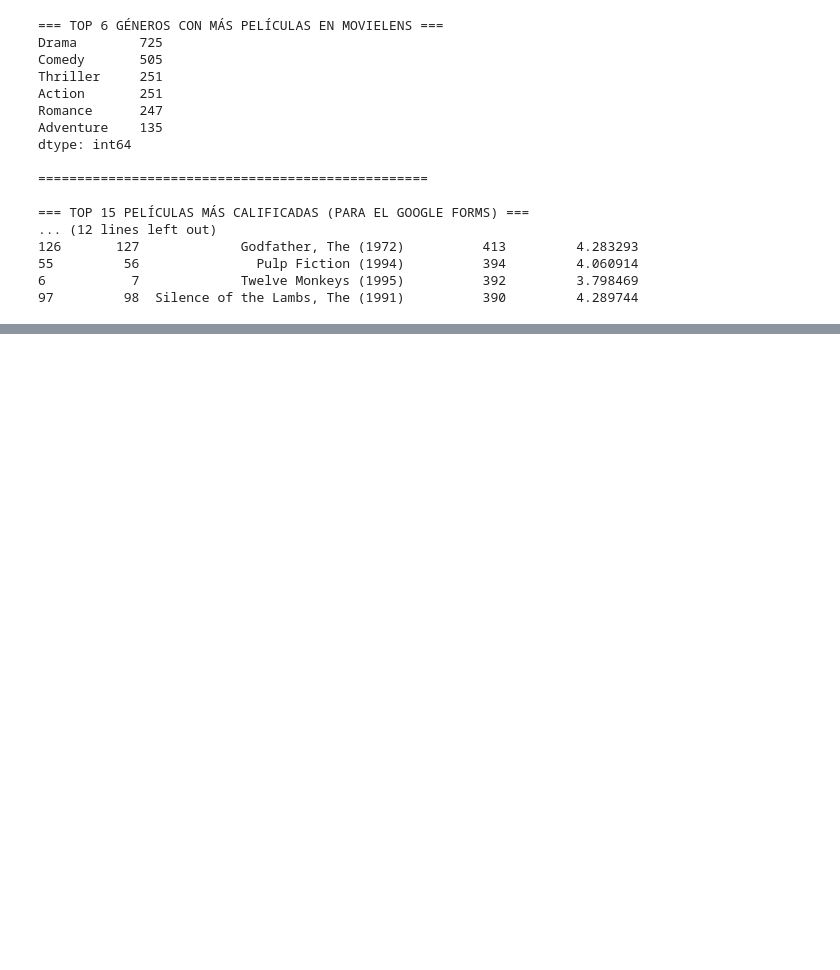
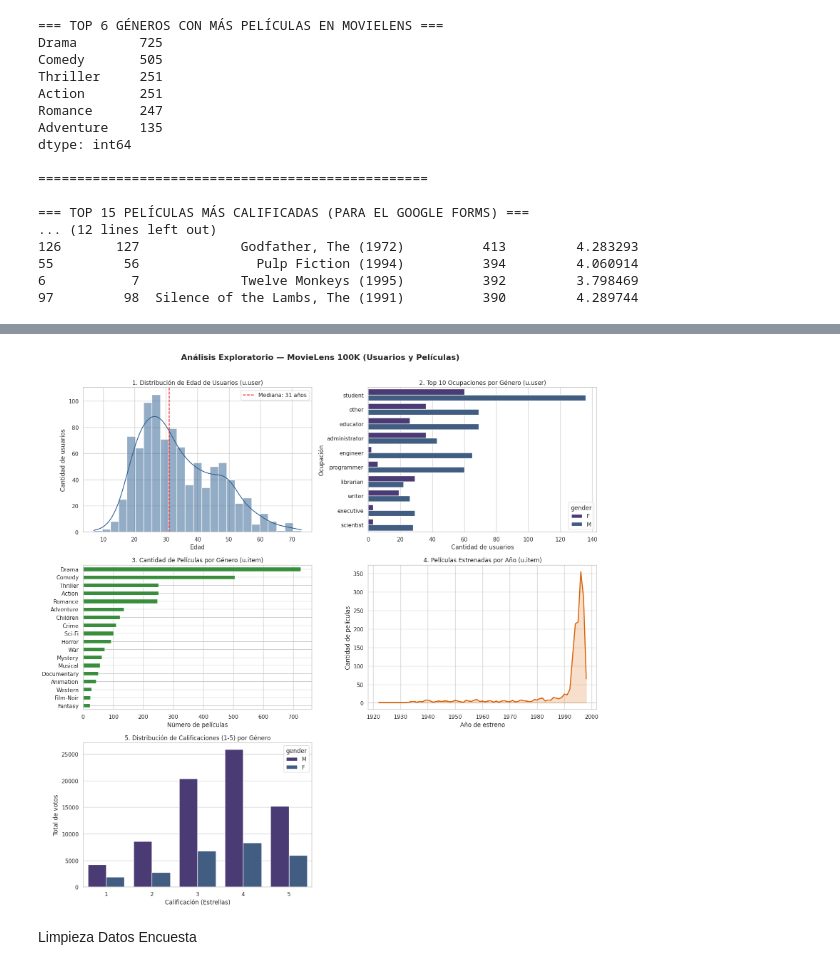
Before and after one commit to Laura487ortiz/Bayesian_recommendation_system, a Jupyter notebook: Consultas_dataset.ipynb, the cells around one changed output, grey strips where cells are left out. Saved outputs shown, nothing was run; the diff lists cells and outputs as text; code cells hidden in the pictures; blank space fills up the shorter version.

Commit message:
agrega limpieza y analisis exploratorio de MovieLens y encuesta

```diff
--- a/Consultas_dataset.ipynb
+++ b/Consultas_dataset.ipynb
@@ -246,19 +217,0 @@ print(coincidencias[['movie_id', 'movie_title', 'release_date']])
-# %%
-import os
-
-# 1. Inspeccionar cómo se está leyendo el archivo en texto plano
-with open(path_item, 'r', encoding='latin-1') as f:
-    lines = f.readlines()
-
-# Buscar 'Exorcist' directamente en las líneas del texto original
-coincidencias_txt = [line for line in lines if 'Exorcist' in line or 'exorcist' in line.lower()]
-
-print("=== BÚSQUEDA DIRECTA EN TEXTO PLANO ===")
-for c in coincidencias_txt:
-    print(c.strip())
-
-print("\n" + "="*50 + "\n")
-
-# 2. Imprimir las primeras 5 filas de df_items para verificar que las columnas estén bien alineadas
-print("=== VISTA PREVIA DE DF_ITEMS EN PANDAS ===")
-print(df_items[['movie_id', 'movie_title']].head())
@@ -276,0 +262,50 @@ print(df_items[['movie_id', 'movie_title']].head())
+# %%
+fig, axes = plt.subplots(3, 2, figsize=(16, 16))
+fig.suptitle("Análisis Exploratorio — MovieLens 100K (Usuarios y Películas)", fontsize=16, fontweight='bold')
+
+# Gráfico 1: Distribución de edad de los usuarios
+sns.histplot(df_users['age'], bins=25, kde=True, ax=axes[0, 0], color='#2b5c8f')
+axes[0, 0].axvline(df_users['age'].median(), color='red', linestyle='--', label=f"Mediana: {df_users['age'].median():.0f} años")
+axes[0, 0].set_title("1. Distribución de Edad de Usuarios (u.user)")
+axes[0, 0].set_xlabel("Edad")
+axes[0, 0].set_ylabel("Cantidad de usuarios")
+axes[0, 0].legend()
+
+# Gráfico 2: Top 10 ocupaciones desagregadas por género
+top_occ = df_users['occupation'].value_counts().head(10).index
+sns.countplot(
+    data=df_users[df_users['occupation'].isin(top_occ)],
+    y='occupation', hue='gender', order=top_occ, ax=axes[0, 1]
+)
+axes[0, 1].set_title("2. Top 10 Ocupaciones por Género (u.user)")
+axes[0, 1].set_xlabel("Cantidad de usuarios")
+axes[0, 1].set_ylabel("Ocupación")
+
+# Gráfico 3: Cantidad de películas por género en el catálogo
+genre_counts = df_items[genre_cols[1:]].sum().sort_values(ascending=True)
+genre_counts.plot(kind='barh', ax=axes[1, 0], color='#388e3c')
+axes[1, 0].set_title("3. Cantidad de Películas por Género (u.item)")
+axes[1, 0].set_xlabel("Número de películas")
+
+# Gráfico 4: Evolución histórica de estrenos por año
+movies_per_year = df_items['release_year'].value_counts().sort_index()
+axes[1, 1].plot(movies_per_year.index, movies_per_year.values, color='#d95f02', linewidth=2)
+axes[1, 1].fill_between(movies_per_year.index, movies_per_year.values, alpha=0.2, color='#d95f02')
+axes[1, 1].set_title("4. Películas Estrenadas por Año (u.item)")
+axes[1, 1].set_xlabel("Año de estreno")
+axes[1, 1].set_ylabel("Cantidad de películas")
+
+# Gráfico 5: Distribución de calificaciones (1 a 5) según género
+ratings_users = df_ratings.merge(df_users[['user_id', 'gender']], on='user_id')
+sns.countplot(data=ratings_users, x='rating', hue='gender', ax=axes[2, 0])
+axes[2, 0].set_title("5. Distribución de Calificaciones (1-5) por Género")
+axes[2, 0].set_xlabel("Calificación (Estrellas)")
+axes[2, 0].set_ylabel("Total de votos")
+
+axes[2, 1].axis('off')
+plt.tight_layout(rect=[0, 0, 1, 0.97])
+plt.show()
+# %% [output]
+[figure, added]
+# %% [markdown]
+Limpieza Datos Encuesta
```
Also changed, not shown: parts of 11 cells of this notebook.
